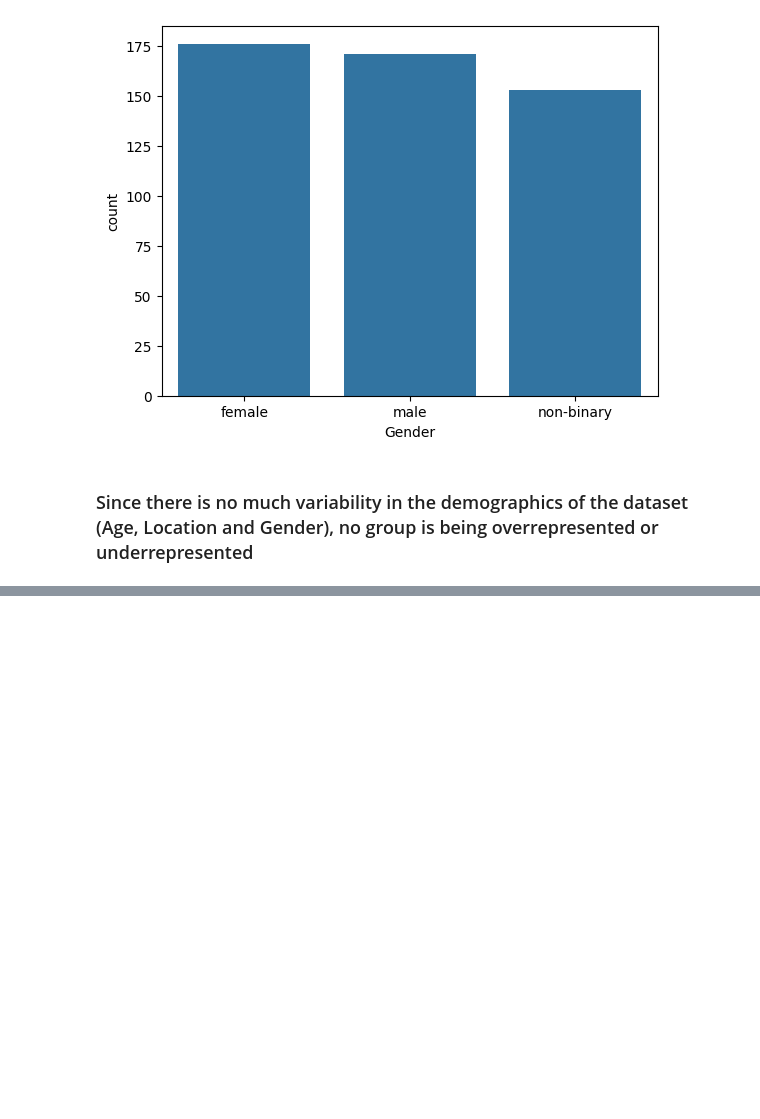
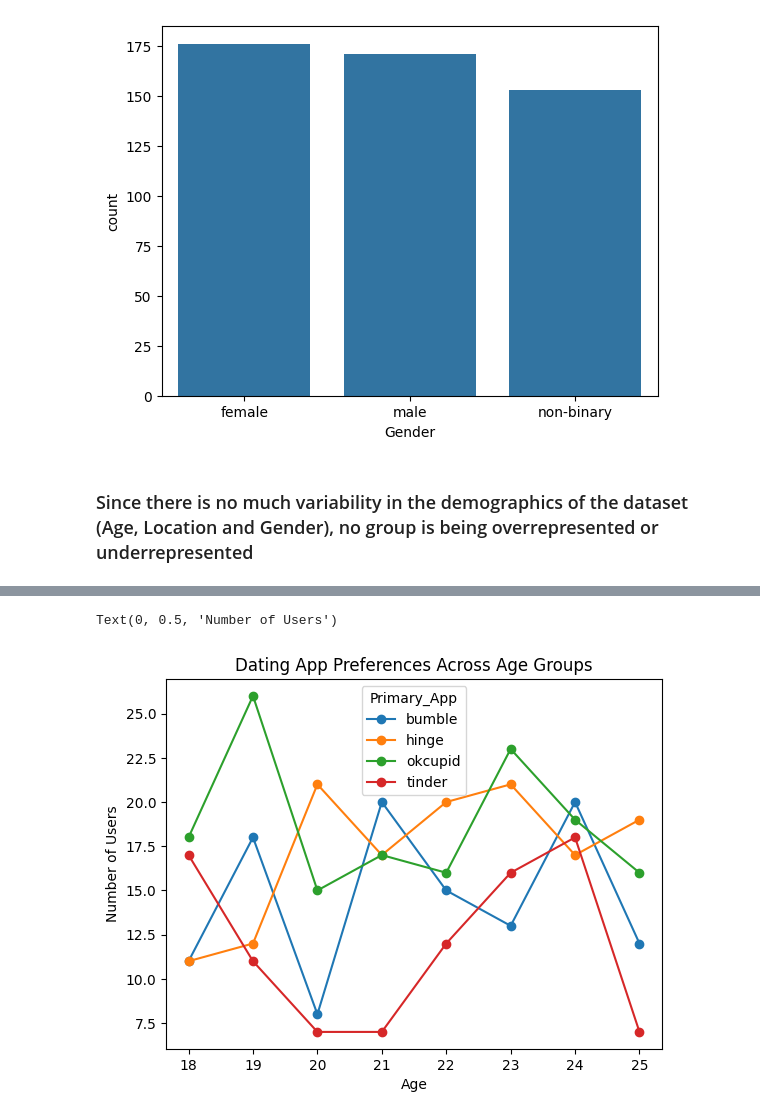
Before and after one commit to dorindaania/ML-EDA, a Jupyter notebook: notebooks/ClassAssignment.ipynb, the cells around one changed output, grey strips where cells are left out. Saved outputs shown, nothing was run; the diff lists cells and outputs as text; code cells hidden in the pictures; blank space fills up the shorter version.

Commit message:
Updated with Temporal & Regional Trends

```diff
--- a/notebooks/ClassAssignment.ipynb
+++ b/notebooks/ClassAssignment.ipynb
@@ -446,0 +460,10 @@ sns.countplot(data=df, x= "Gender")
+# %%
+app_trend = df.groupby(["Age", "Primary_App"]).size().unstack()
+# %%
+app_trend.plot(kind="line", marker="o")
+plt.title("Dating App Preferences Across Age Groups")
+plt.xlabel("Age")
+plt.ylabel("Number of Users")
+# %% [output]
+Text(0, 0.5, 'Number of Users')
+[figure, added]
```
Also changed, not shown: parts of 9 cells of this notebook.
